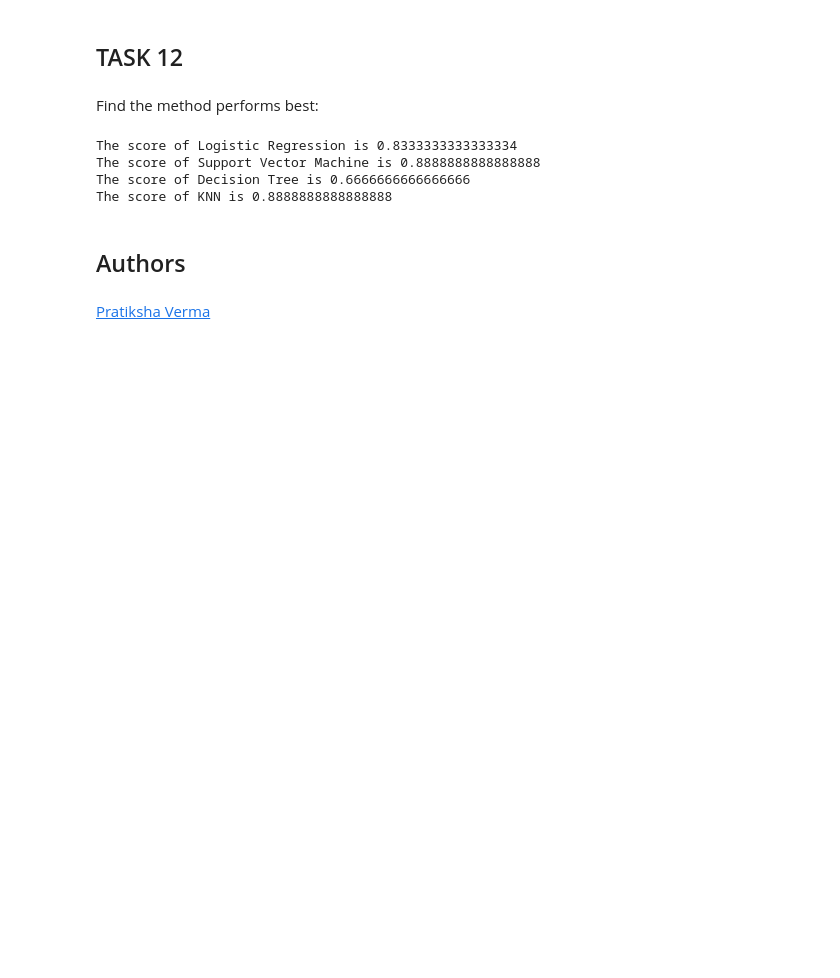
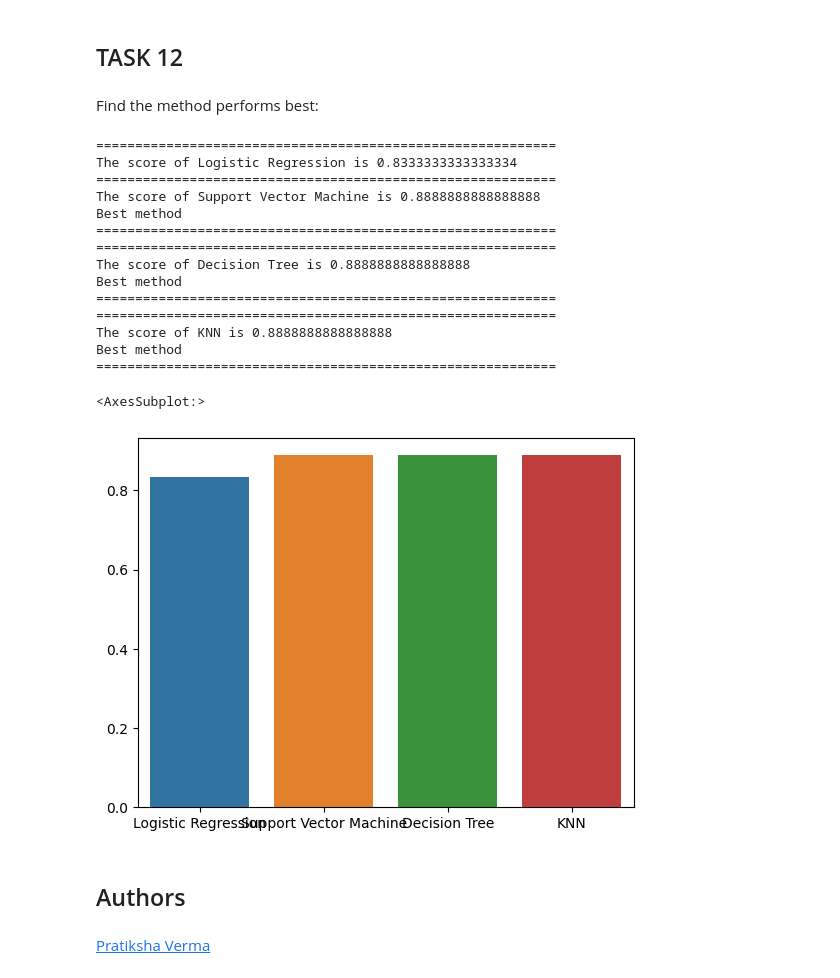
Before and after one commit to mahib1/PythonCapstone, a Jupyter notebook: ML.ipynb, the cells around one changed output. Saved outputs shown, nothing was run; the diff lists cells and outputs as text; code cells hidden in the pictures; blank space fills up the shorter version.

```diff
--- a/ML.ipynb
+++ b/ML.ipynb
@@ -327,17 +327,36 @@ Find the method performs best:
 # %%
 L = [logisc , svcsc , treesc , knnsc]
 L2 = ["Logistic Regression" , "Support Vector Machine" , "Decision Tree" , "KNN"]
 for i in range(len(L)):
+    print("===========================================================")
     print(f"The score of {L2[i]} is {L[i]}")
     if L[i] == max(L):
         print("Best method")
+        print("===========================================================")
     else:
         continue
+
+
+
+figure = sns.barplot(x = L2 , y = L)
+figure
 # %% [output]
+===========================================================
 The score of Logistic Regression is 0.8333333333333334
+===========================================================
 The score of Support Vector Machine is 0.8888888888888888
-The score of Decision Tree is 0.6666666666666666
+Best method
+===========================================================
+===========================================================
+The score of Decision Tree is 0.8888888888888888
+Best method
+===========================================================
+===========================================================
 The score of KNN is 0.8888888888888888
+Best method
+===========================================================
+<AxesSubplot:>
+[figure, added]
 # %% [markdown]
 ## Authors
 # %% [markdown]
```
Also changed, not shown: parts of 2 cells of this notebook, 1 other file.
